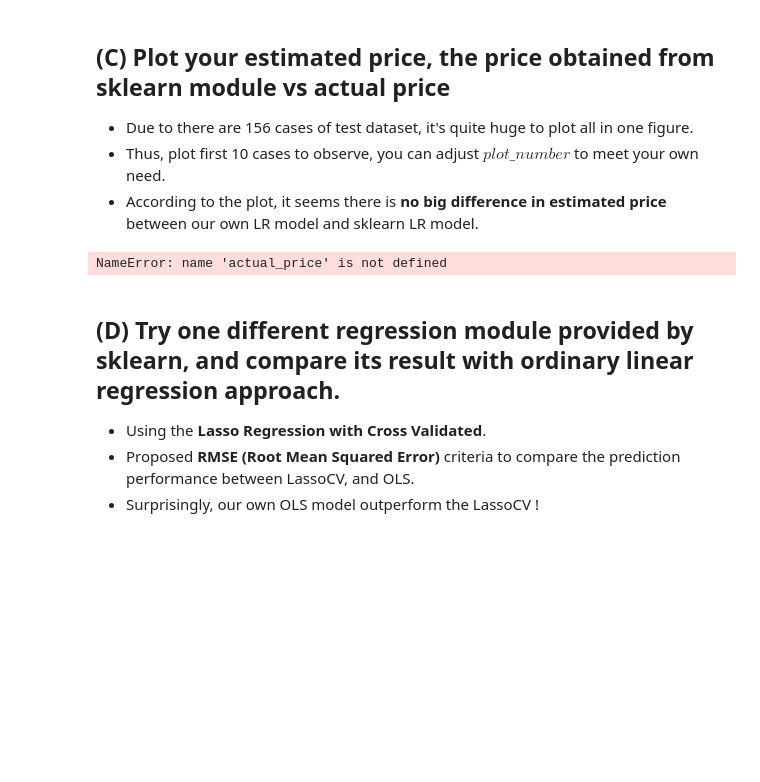
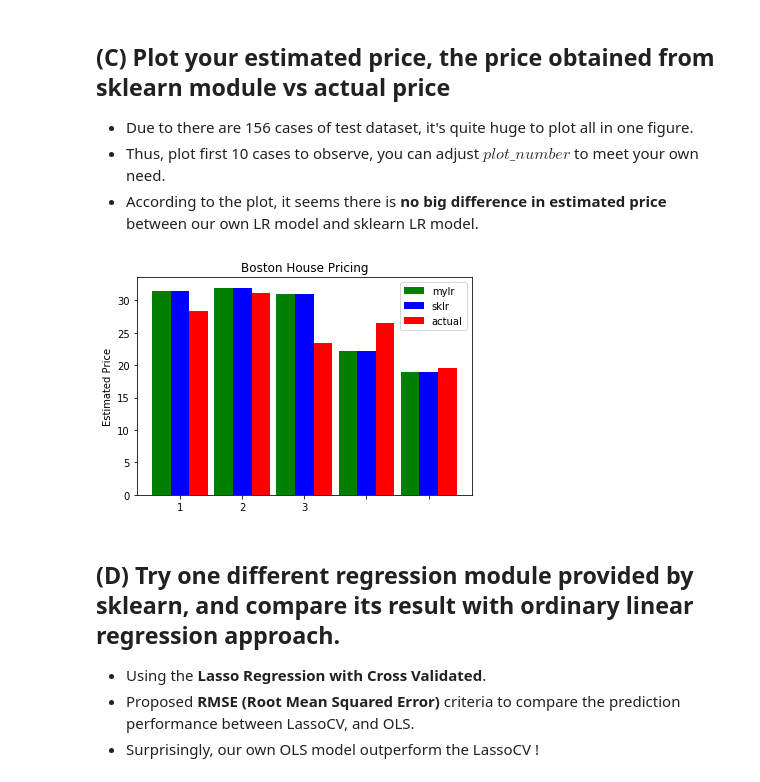
Before and after one commit to kennyhsieh1111/Practical-Machine-Learning, a Jupyter notebook: Homework1/LinearRegression.ipynb, the cells around one changed output. Saved outputs shown, nothing was run; the diff lists cells and outputs as text; code cells hidden in the pictures; blank space fills up the shorter version.

```diff
--- a/Homework1/LinearRegression.ipynb
+++ b/Homework1/LinearRegression.ipynb
@@ -183,31 +183,31 @@ array([ 31.4185429 ,  31.97039683,  30.98493102,  22.26928588,
 # %%
 import matplotlib.pyplot as plt
 
 plot_num = 5
 
-idx = np.arange(1, actual_price.shape[0] + 1)[:plot_num]
+idx = np.arange(1, y_test.shape[0] + 1)[:plot_num]
 mylr_price = mylr.predict(X_test.values)[:plot_num]
 sklr_price = sklr.predict(X_test.values)[:plot_num]
 actual_price = y_test.values[:plot_num]
 
 width = 0.3
 
 fig = plt.figure()
 ax = fig.add_subplot(111)
 
 rects1 = ax.bar(idx, mylr_price, width, color='g')
 rects2 = ax.bar(idx + width, sklr_price, width, color='b')
 rects3 = ax.bar(idx + width*2, actual_price, width, color='r')
 
 ax.set_ylabel('Estimated Price')
 ax.set_xticks(idx + width)
 ax.set_xticklabels( ('1', '2', '3') )
 ax.legend((rects1[0], rects2[0], rects3[0]), ('mylr', 'sklr', 'actual'))
 
 plt.title('Boston House Pricing')
 plt.show()
 # %% [output]
-NameError: name 'actual_price' is not defined
+[figure, added]
 # %% [markdown]
 ## (D) Try one different regression module provided by sklearn, and compare its result with ordinary linear regression approach.
 
```
Also changed, not shown: 2 other files.
